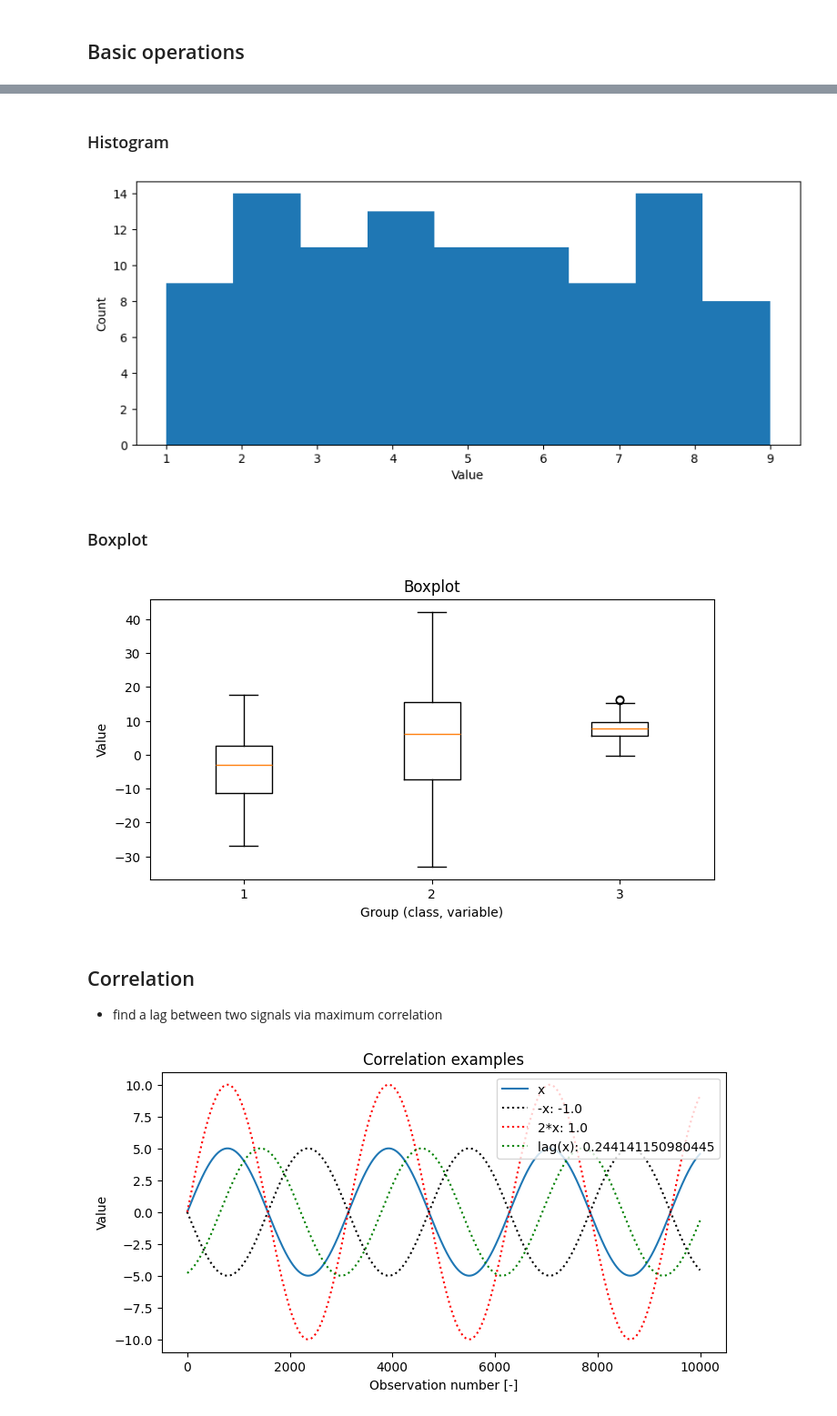
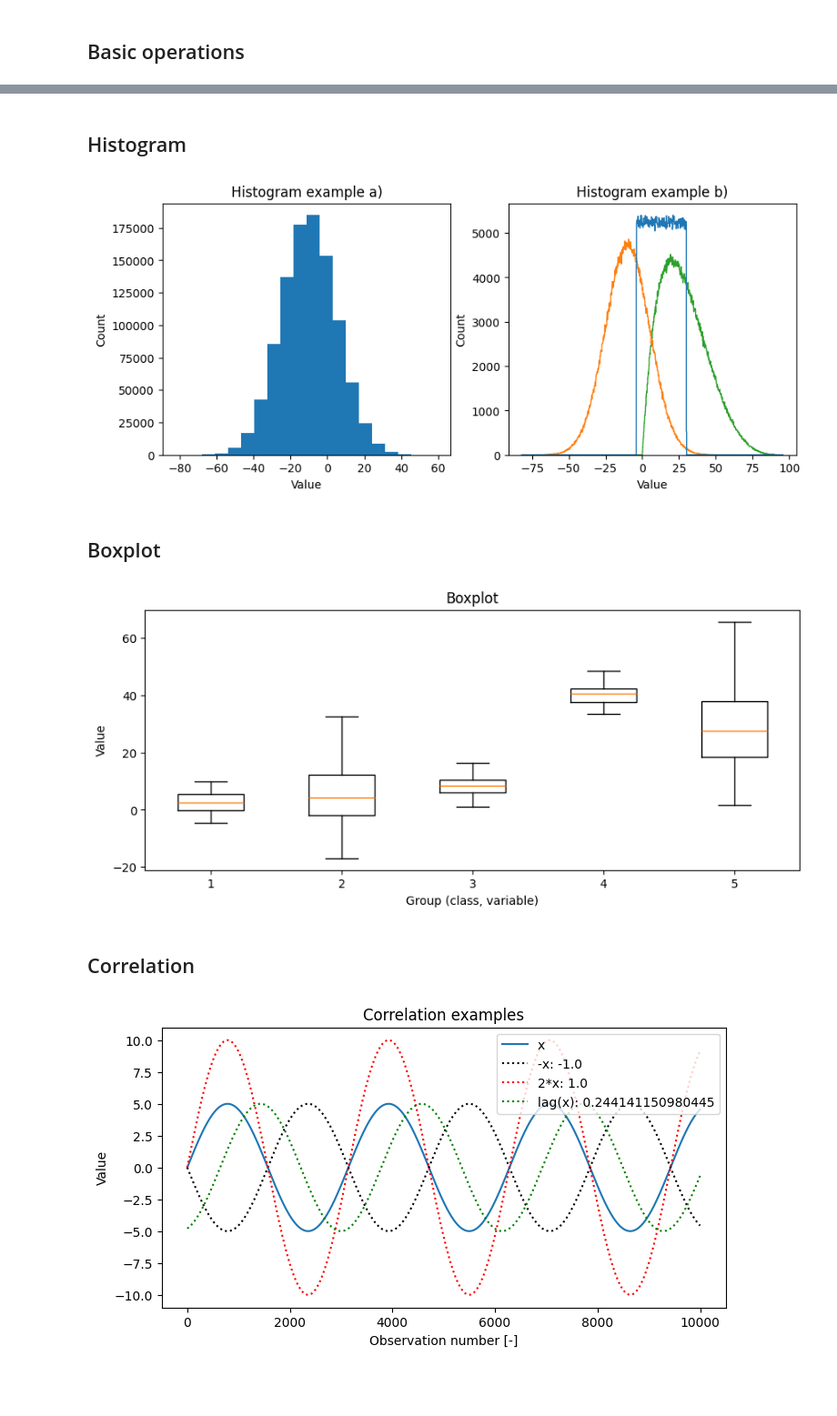
Before and after one commit to CVUT-FS-12110/Industrial-Automation, a Jupyter notebook: data_analysis/hint.ipynb, the cells around one changed output, grey strips where cells are left out. Shown at 91% size. Saved outputs shown, nothing was run; the diff lists cells and outputs as text; code cells hidden in the pictures; blank space fills up the shorter version.

```diff
--- a/data_analysis/hint.ipynb
+++ b/data_analysis/hint.ipynb
@@ -94,36 +98,49 @@ plt.show()
 # %% [markdown]
-### Histogram
+## Histogram
 # %%
-x = np.random.randint(1, 10, 100)
+x = [
+    np.random.uniform(-4, 30, 1000000),
+    np.random.normal(-10, 15, 1000000),
+    np.random.beta(2, 5, 1000000) * 100
+]
 
 plt.figure(figsize=(10, 4))
-plt.hist(x, bins=9)
+plt.subplot(1, 2, 1)
+plt.hist(x[1], bins=20,)
 plt.xlabel("Value")
 plt.ylabel("Count")
+plt.title("Histogram example a)")
+
+plt.subplot(1, 2, 2)
+plt.hist(x, bins=1000, histtype='step')
+plt.xlabel("Value")
+plt.ylabel("Count")
+plt.title("Histogram example b)")
+
 plt.show()
 # %% [output]
-[figure, old version]
+[figure, new version]
 # %% [markdown]
-### Boxplot
+## Boxplot
 # %%
 x = [
-    np.random.normal(-5, 10, 100),
-    np.random.normal(5, 15, 100),
-    np.random.normal(8, 3, 100)
+    np.random.uniform(-5, 10, 100),
+    np.random.normal(5, 10, 100),
+    np.random.normal(8, 3, 100),
+    np.random.normal(40, 3, 100),
+    np.random.beta(2, 5, 100)* 100,
 ]
 
-plt.figure(figsize=(8, 4))
+plt.figure(figsize=(10, 4))
 plt.boxplot(x)
 plt.title("Boxplot")
 plt.xlabel("Group (class, variable)")
 plt.ylabel("Value")
 plt.show()
 # %% [output]
-[figure, old version]
+[figure, new version]
-# %% [markdown]
-## Correlation
-
-* find a lag between two signals via maximum correlation
+# %% [markdown]
+## Correlation
 # %%
 N = 10000
 x = 5 * np.sin(np.linspace(0,20,N))
```
Also changed, not shown: parts of 13 cells of this notebook, 33 other files.
